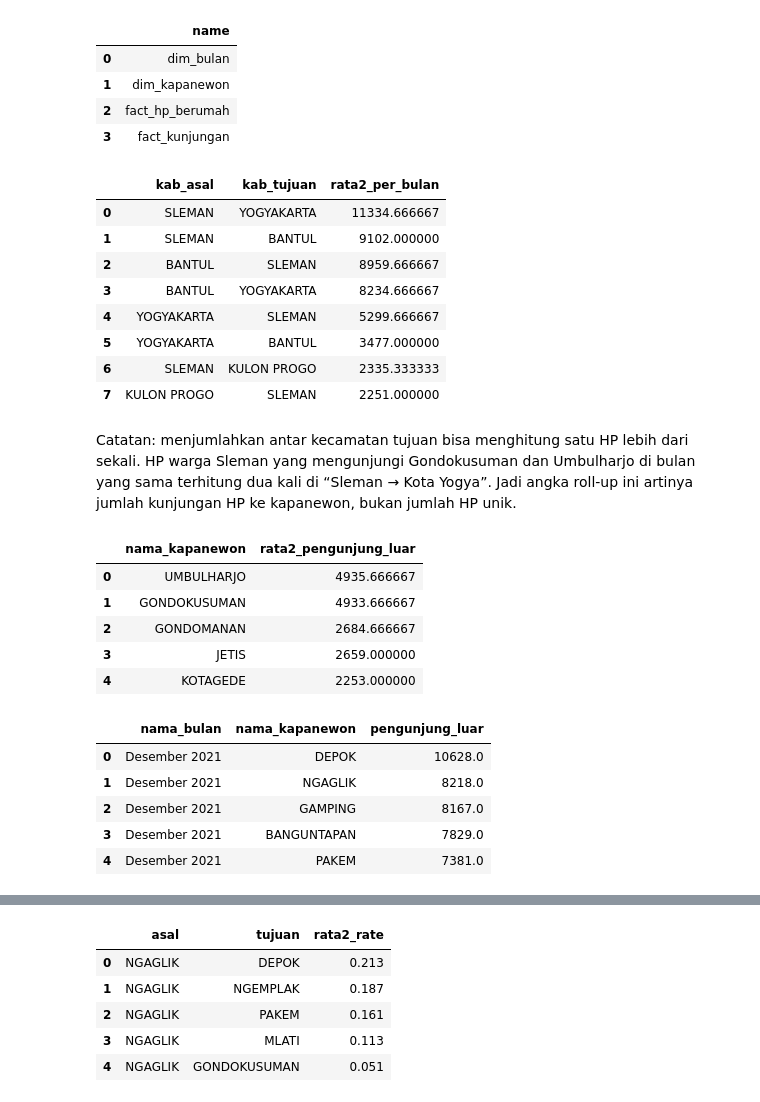
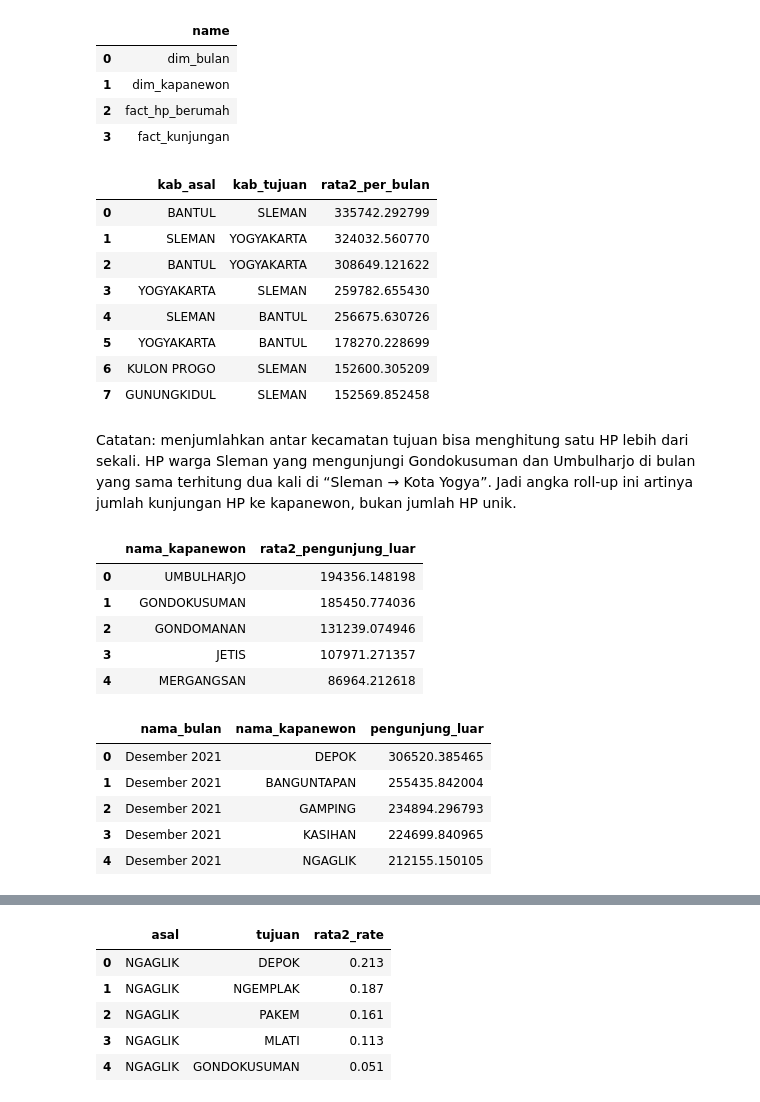
Before and after one commit to agaggigit/Projek-Rekayasa-Data-JogjaPulse, a Jupyter notebook: Tugas_Rekdat_Magnet_DIY.ipynb, the cells around one changed output, grey strips where cells are left out. Saved outputs shown, nothing was run; the diff lists cells and outputs as text; code cells hidden in the pictures.

```diff
--- a/Tugas_Rekdat_Magnet_DIY.ipynb
+++ b/Tugas_Rekdat_Magnet_DIY.ipynb
@@ -57,14 +58,23 @@ pres   = pd.read_csv(BASE/"presence_kapanewon_hourly.csv")
 # %%
-# 1.B (File di Google Drive)
+# 1. Load semua dataset
+PAKAI_DRIVE = True   # True: dari Google Drive | False: file diunggah ke tab Files Colab
 
-drive.mount('/content/drive')
+if PAKAI_DRIVE:
+    drive.mount("/content/drive")
+    BASE = Path("/content/drive/MyDrive/Dataset_Rekdat/")   # sesuaikan nama folder
+else:
+    BASE = Path(".")
 
-# Sesuaikan dengan Path file nya
-# BASE = Path("/content/drive/[ISI PATH FOLDER UTAMA]/")
-BASE = Path("/content/drive/MyDrive/Dataset_Rekdat/")
-od     = pd.read_csv(BASE/"od_home_visits_kapanewon_monthly.csv")
-origin = pd.read_csv(BASE/"od_origin_homes_monthly.csv")
-pres   = pd.read_csv(BASE/"presence_kapanewon_hourly.csv")
+# Dataset JogjaPulse (Zenodo)
+od              = pd.read_csv(BASE / "od_home_visits_kapanewon_monthly.csv")
+origin          = pd.read_csv(BASE / "od_origin_homes_monthly.csv")
+pres            = pd.read_csv(BASE / "presence_kapanewon_hourly.csv")
+ringkasan_od    = pd.read_csv(BASE / "od_summary.csv")
+penduduk_mentah = pd.read_csv(BASE / "home_maids_vs_population_kapanewon.csv")
+
+# Peta batas kapanewon (GitHub badaksambel/jogjapulse)
+URL_PETA = "https://raw.githubusercontent.com/badaksambel/jogjapulse/main/release/data/kapanewon_wkt.csv"
+peta_mentah = pd.read_csv(URL_PETA, dtype={"KEC_CODE": str})
 # %% [output]
 Drive already mounted at /content/drive; to attempt to forcibly remount, call drive.mount("/content/drive", force_remount=True).
 # %% [markdown]
@@ -253,7 +262,7 @@ display(pop.sort_values("ratio", ascending=False).head(5))
 #4. Data Integration
 # %%
 # 4.1 Samakan skema file penduduk dan beri kode kapanewon
-penduduk = pd.read_csv(BASE / "home_maids_vs_population_kapanewon.csv").rename(columns={
+penduduk = penduduk_mentah.rename(columns={
     "KAB_KOTA": "kab_kota", "KEC_KAPN": "kapanewon", "pop_actual": "penduduk"})
 
 kamus_kode = (origin_bersih[["origin_kab_kota", "origin_kapanewon", "origin_code"]]
@@ -428,7 +434,7 @@ dim_bulan = pd.DataFrame({
 })
 
 # Fakta kunjungan
-fact_kunjungan = od_bersih[["month", "origin_code", "dest_code", "n_maids"]].rename(columns={
+fact_kunjungan = data[["month", "origin_code", "dest_code", "n_maids", "perkiraan_orang"]].rename(columns={
     "month": "bulan", "origin_code": "kode_asal",
     "dest_code": "kode_tujuan", "n_maids": "jumlah_hp"})
 
@@ -460,31 +466,31 @@ display(con.sql("SHOW TABLES").df())
 # %%
 query_rollup = """
 SELECT a.nama_kab AS kab_asal,
        t.nama_kab AS kab_tujuan,
-       SUM(f.jumlah_hp) / 3 AS rata2_per_bulan
+       SUM(f.perkiraan_orang) / 3 AS rata2_per_bulan
 FROM fact_kunjungan f
 JOIN dim_kapanewon a ON f.kode_asal   = a.kode_kapanewon
 JOIN dim_kapanewon t ON f.kode_tujuan = t.kode_kapanewon
 WHERE a.nama_kab <> t.nama_kab
 GROUP BY kab_asal, kab_tujuan
 ORDER BY rata2_per_bulan DESC
 """
 display(con.sql(query_rollup).df().head(8))
 # %% [output]
 |  | kab_asal | kab_tujuan | rata2_per_bulan |
-| 0 | SLEMAN | YOGYAKARTA | 11334.666667 |
-| 1 | SLEMAN | BANTUL | 9102.000000 |
-| 2 | BANTUL | SLEMAN | 8959.666667 |
-| 3 | BANTUL | YOGYAKARTA | 8234.666667 |
-| 4 | YOGYAKARTA | SLEMAN | 5299.666667 |
-| 5 | YOGYAKARTA | BANTUL | 3477.000000 |
-| 6 | SLEMAN | KULON PROGO | 2335.333333 |
-| 7 | KULON PROGO | SLEMAN | 2251.000000 |
+| 0 | BANTUL | SLEMAN | 335742.292799 |
+| 1 | SLEMAN | YOGYAKARTA | 324032.560770 |
+| 2 | BANTUL | YOGYAKARTA | 308649.121622 |
+| 3 | YOGYAKARTA | SLEMAN | 259782.655430 |
+| 4 | SLEMAN | BANTUL | 256675.630726 |
+| 5 | YOGYAKARTA | BANTUL | 178270.228699 |
+| 6 | KULON PROGO | SLEMAN | 152600.305209 |
+| 7 | GUNUNGKIDUL | SLEMAN | 152569.852458 |
 # %% [markdown]
 Catatan: menjumlahkan antar kecamatan tujuan bisa menghitung satu HP lebih dari sekali. HP warga Sleman yang mengunjungi Gondokusuman dan Umbulharjo di bulan yang sama terhitung dua kali di “Sleman → Kota Yogya”. Jadi angka roll-up ini artinya jumlah kunjungan HP ke kapanewon, bukan jumlah HP unik.
 # %%
 query_drilldown = """
-SELECT t.nama_kapanewon, SUM(f.jumlah_hp) / 3 AS rata2_pengunjung_luar
+SELECT t.nama_kapanewon, SUM(f.perkiraan_orang) / 3 AS rata2_pengunjung_luar
 FROM fact_kunjungan f
 JOIN dim_kapanewon t ON f.kode_tujuan = t.kode_kapanewon
 WHERE t.nama_kab = 'YOGYAKARTA'
@@ -494,14 +500,14 @@ ORDER BY rata2_pengunjung_luar DESC
 display(con.sql(query_drilldown).df().head())
 # %% [output]
 |  | nama_kapanewon | rata2_pengunjung_luar |
-| 0 | UMBULHARJO | 4935.666667 |
-| 1 | GONDOKUSUMAN | 4933.666667 |
-| 2 | GONDOMANAN | 2684.666667 |
-| 3 | JETIS | 2659.000000 |
-| 4 | KOTAGEDE | 2253.000000 |
+| 0 | UMBULHARJO | 194356.148198 |
+| 1 | GONDOKUSUMAN | 185450.774036 |
+| 2 | GONDOMANAN | 131239.074946 |
+| 3 | JETIS | 107971.271357 |
+| 4 | MERGANGSAN | 86964.212618 |
 # %%
 query_slice = """
-SELECT b.nama_bulan, t.nama_kapanewon, SUM(f.jumlah_hp) AS pengunjung_luar
+SELECT b.nama_bulan, t.nama_kapanewon, SUM(f.perkiraan_orang) AS pengunjung_luar
 FROM fact_kunjungan f
 JOIN dim_kapanewon t ON f.kode_tujuan = t.kode_kapanewon
 JOIN dim_bulan b     ON f.bulan       = b.bulan
@@ -512,11 +518,11 @@ ORDER BY pengunjung_luar DESC
 display(con.sql(query_slice).df().head())
 # %% [output]
 |  | nama_bulan | nama_kapanewon | pengunjung_luar |
-| 0 | Desember 2021 | DEPOK | 10628.0 |
-| 1 | Desember 2021 | NGAGLIK | 8218.0 |
-| 2 | Desember 2021 | GAMPING | 8167.0 |
-| 3 | Desember 2021 | BANGUNTAPAN | 7829.0 |
-| 4 | Desember 2021 | PAKEM | 7381.0 |
+| 0 | Desember 2021 | DEPOK | 306520.385465 |
+| 1 | Desember 2021 | BANGUNTAPAN | 255435.842004 |
+| 2 | Desember 2021 | GAMPING | 234894.296793 |
+| 3 | Desember 2021 | KASIHAN | 224699.840965 |
+| 4 | Desember 2021 | NGAGLIK | 212155.150105 |
 # %%
 query_dice = """
 SELECT a.nama_kapanewon AS asal, t.nama_kapanewon AS tujuan,
```
Also changed, not shown: parts of 35 cells of this notebook.
